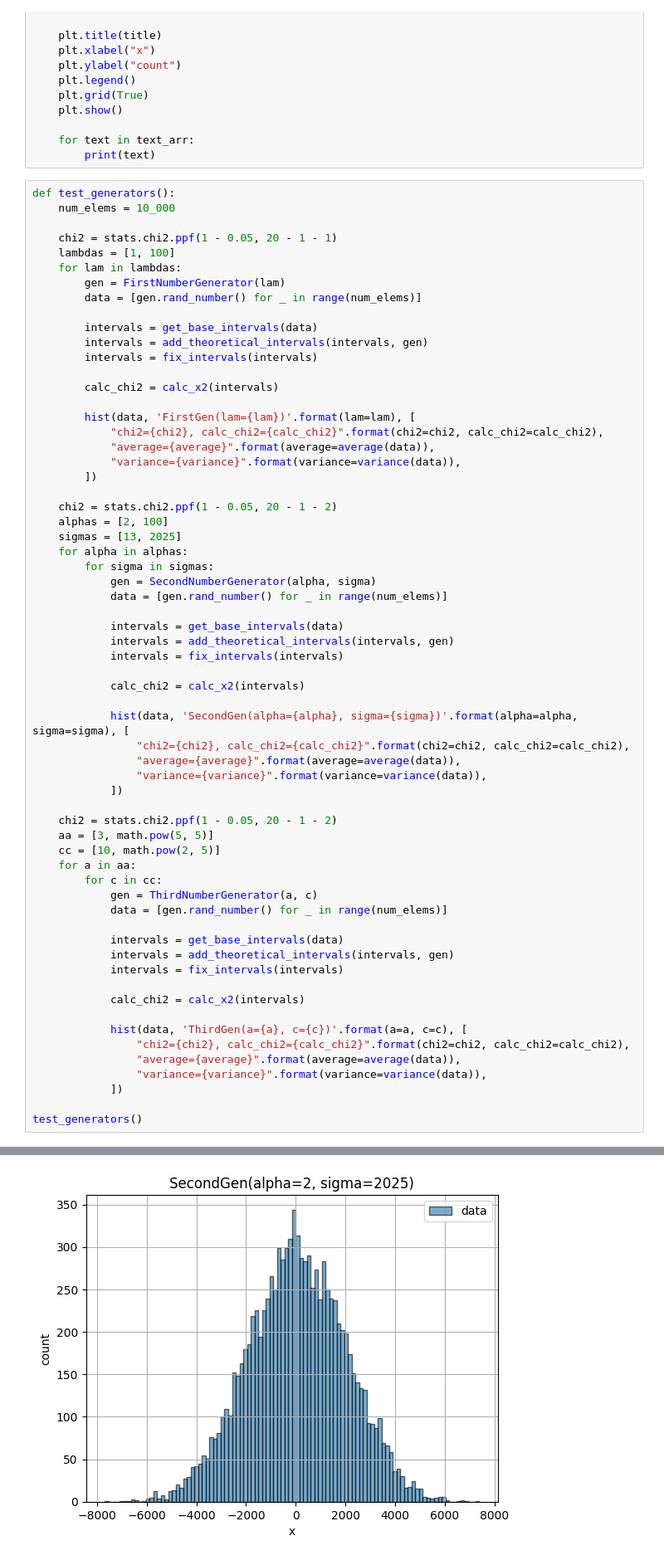
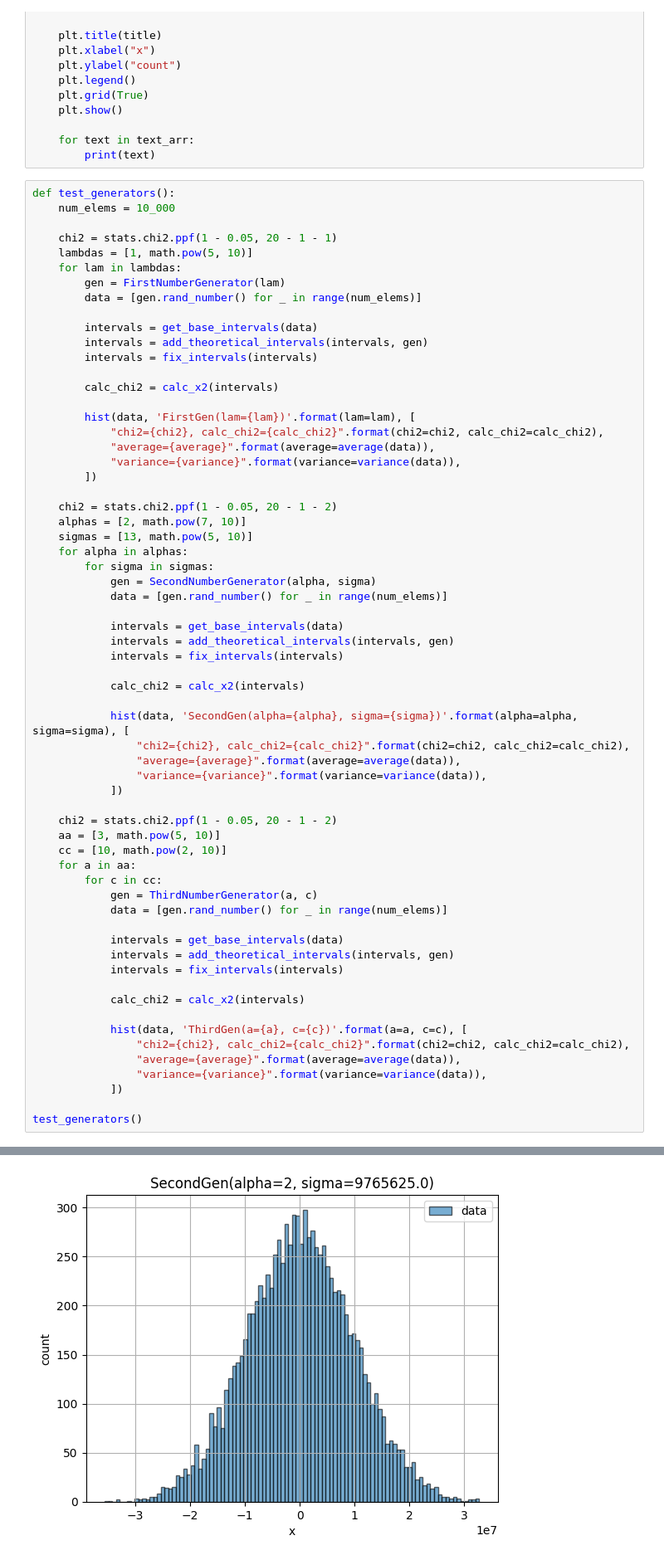
Before and after one commit to IP-14Nezdolii/SM_25, a Jupyter notebook: lab1/lab1.ipynb, the cells around one changed output, grey strips where cells are left out. Shown at 83% size. Saved outputs shown, nothing was run; the diff lists cells and outputs as text.

```diff
--- a/lab1/lab1.ipynb
+++ b/lab1/lab1.ipynb
@@ -225,7 +225,7 @@ def test_generators():
     num_elems = 10_000
 
     chi2 = stats.chi2.ppf(1 - 0.05, 20 - 1 - 1)
-    lambdas = [1, 100]
+    lambdas = [1, math.pow(5, 10)]
     for lam in lambdas:
         gen = FirstNumberGenerator(lam)
         data = [gen.rand_number() for _ in range(num_elems)]
@@ -243,8 +243,8 @@ def test_generators():
         ])
 
     chi2 = stats.chi2.ppf(1 - 0.05, 20 - 1 - 2)
-    alphas = [2, 100]
-    sigmas = [13, 2025]
+    alphas = [2, math.pow(7, 10)]
+    sigmas = [13, math.pow(5, 10)]
     for alpha in alphas:
         for sigma in sigmas:
             gen = SecondNumberGenerator(alpha, sigma)
@@ -263,8 +263,8 @@ def test_generators():
             ])
 
     chi2 = stats.chi2.ppf(1 - 0.05, 20 - 1 - 2)
-    aa = [3, math.pow(5, 5)]
-    cc = [10, math.pow(2, 5)]
+    aa = [3, math.pow(5, 10)]
+    cc = [10, math.pow(2, 10)]
     for a in aa:
         for c in cc:
             gen = ThirdNumberGenerator(a, c)
@@ -299 +299 @@ variance=169.89315871442494
-[figure, old version]
+[figure, new version]
```
Also changed, not shown: parts of 4 cells of this notebook.
